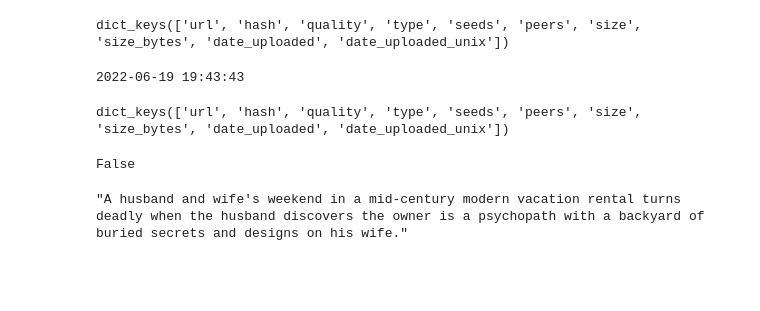
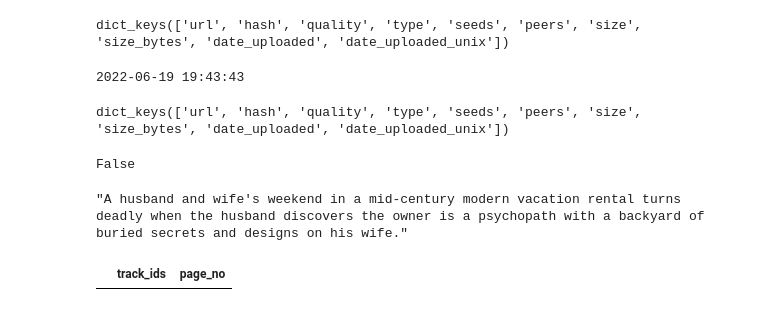
Before and after one commit to abdullahhqaiser/yts-etl-pipeline, a Jupyter notebook: NoteBooks/yts api exploration.ipynb, the cells around one changed output. Saved outputs shown, nothing was run; the diff lists cells and outputs as text; code cells hidden in the pictures; blank space fills up the shorter version.

```diff
--- a/NoteBooks/yts api exploration.ipynb
+++ b/NoteBooks/yts api exploration.ipynb
@@ -433,3 +433,9 @@ False
 mov.get('summary')
 # %% [output]
 "A husband and wife's weekend in a mid-century modern vacation rental turns deadly when the husband discovers the owner is a psychopath with a backyard of buried secrets and designs on his wife."
+# %%
+df = pd.read_json('../meta.json')
+# %%
+df
+# %% [output]
+|  | track_ids | page_no |
```
Also changed, not shown: parts of 1 cell of this notebook, 3 other files.
